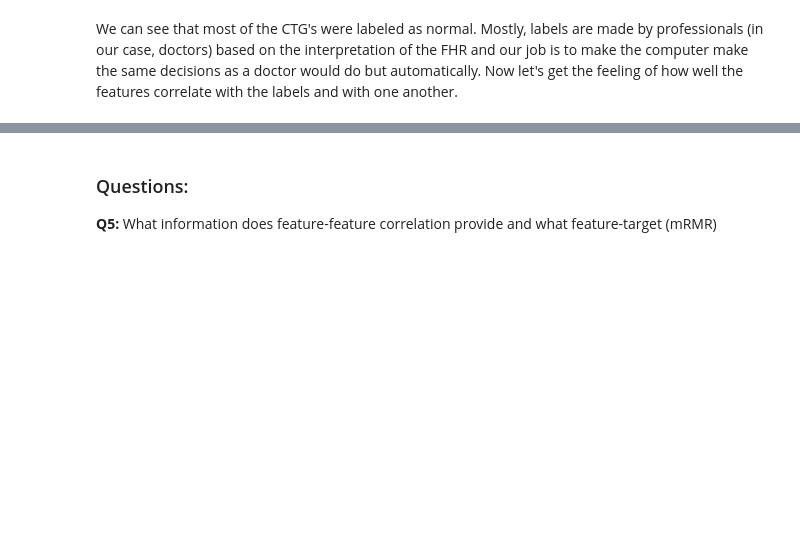
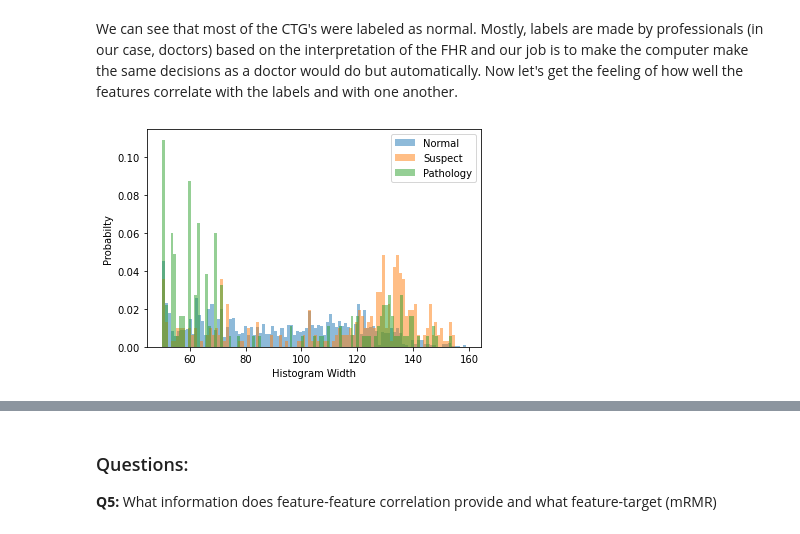
Before and after one commit to mlh-master/hw1_mlh-ameer-shaked, a Jupyter notebook: HW1.ipynb, the cells around one changed output, grey strips where cells are left out. Drawn from its saved outputs; the diff is of its cells as text; code cells hidden in the pictures; blank space fills up the shorter version.

```diff
--- a/HW1.ipynb
+++ b/HW1.ipynb
@@ -313,14 +318,16 @@ print("Pathology samples account for " + str("{0:.2f}".format(100 * len(idx_3) /
 We can see that most of the CTG's were labeled as normal. Mostly, labels are made by professionals (in our case, doctors) based on the interpretation of the FHR and our job is to make the computer make the same decisions as a doctor would do but automatically. Now let's get the feeling of how well the features correlate with the labels and with one another.
 # %%
 bins = 100
-feat = 'Width'
+feat = 'Min'
 plt.hist(CTG_features[feat].loc[idx_1], bins, density=True, alpha=0.5, label='Normal')
 plt.hist(CTG_features[feat].loc[idx_2], bins, density=True, alpha=0.5, label='Suspect')
 plt.hist(CTG_features[feat].loc[idx_3], bins, density=True, alpha=0.5, label='Pathology')
-plt.xlabel('Histigram Width')
+plt.xlabel('Histogram Width')
 plt.ylabel('Probabilty')
 plt.legend(loc='upper right')
 plt.show()
+# %% [output]
+[figure, added]
 # %%
 pd.plotting.scatter_matrix(CTG_features[['LB','AC','FM','UC']])
 plt.show()
```
Also changed, not shown: parts of 7 cells of this notebook, 3 other files.
